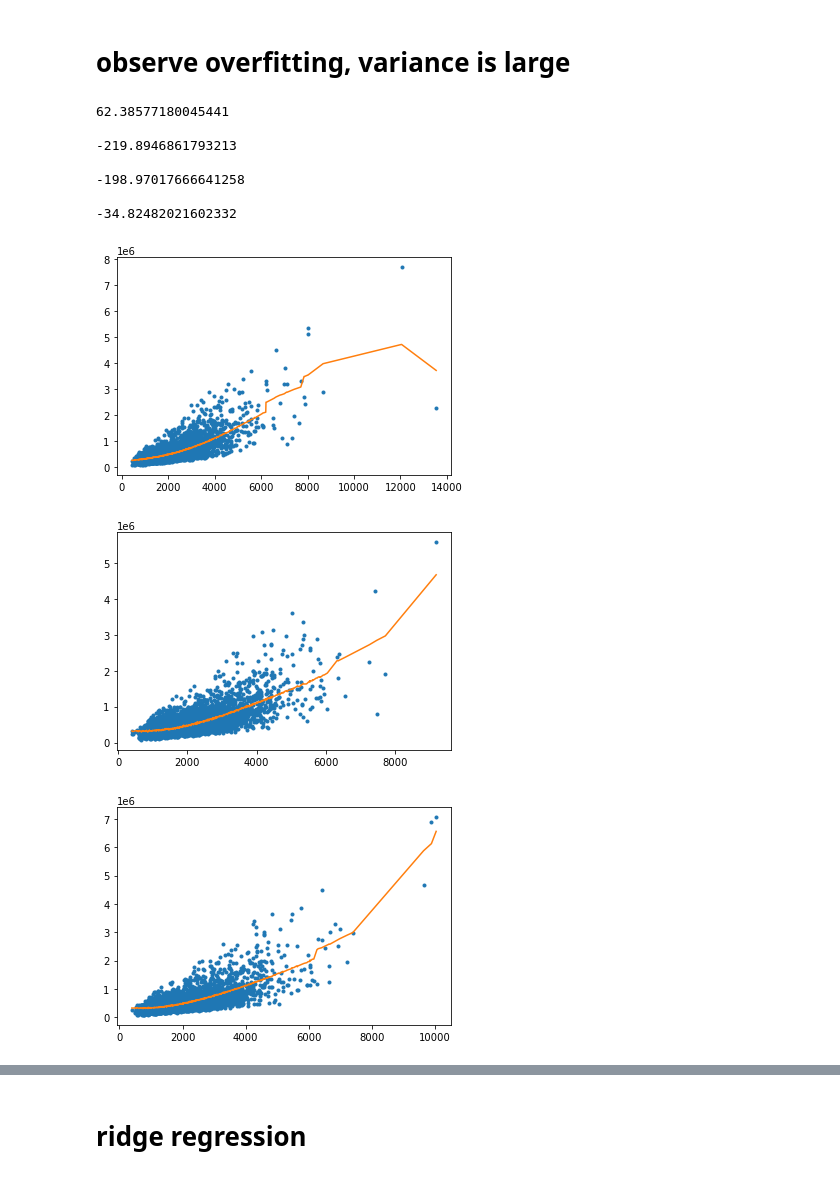
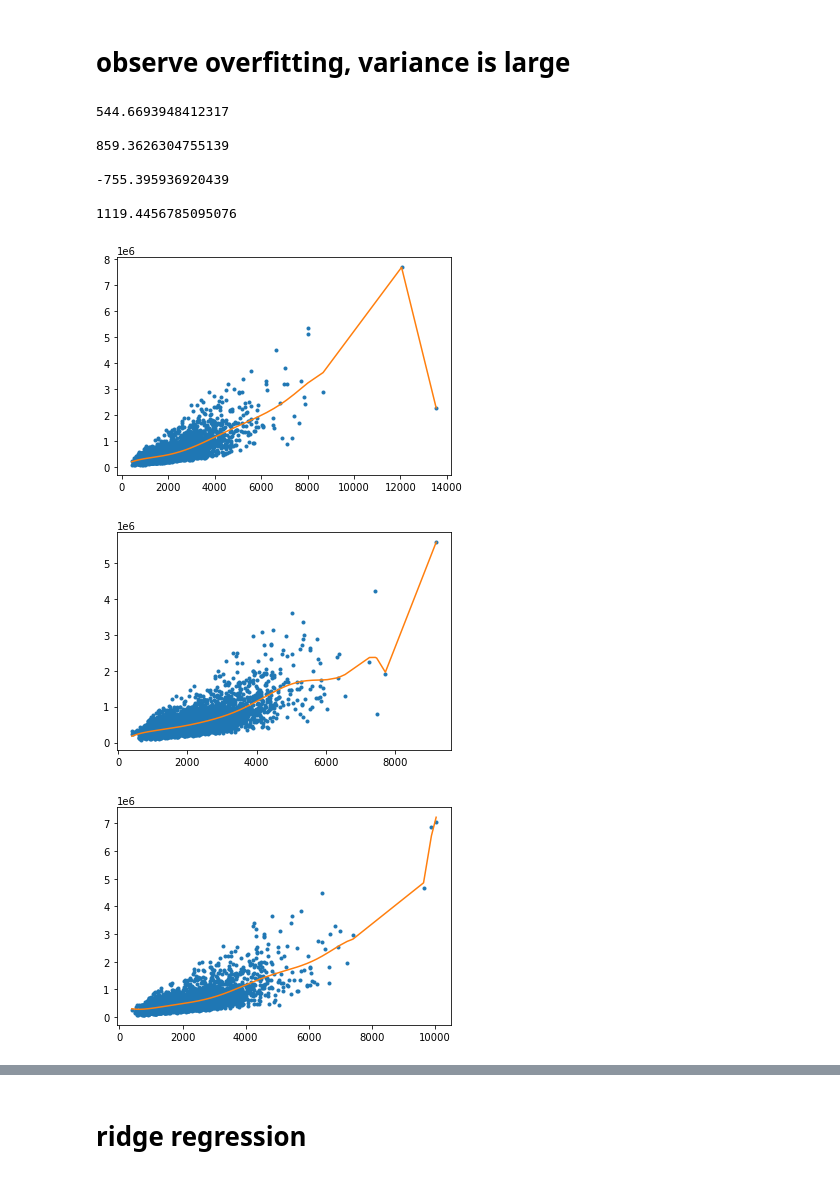
Before and after one commit to LSijing/Machine-Learning-UW, a Jupyter notebook: c2-regression/w4-ridge-regression/l2_penalty_effects_CV.ipynb, the cells around one changed output, grey strips where cells are left out. Drawn from its saved outputs; the diff is of its cells as text; code cells hidden in the pictures.

```diff
--- a/c2-regression/w4-ridge-regression/l2_penalty_effects_CV.ipynb
+++ b/c2-regression/w4-ridge-regression/l2_penalty_effects_CV.ipynb
@@ -3,6 +3,11 @@ import pandas as pd
 import numpy as np
 import matplotlib.pyplot as plt
 from sklearn import linear_model
+# %%
+dtype_dict = {'bathrooms':float, 'waterfront':int, 'sqft_above':int, 'sqft_living15':float, 'grade':int, 'yr_renovated':int,
+              'price':float, 'bedrooms':float, 'zipcode':str, 'long':float, 'sqft_lot15':float, 'sqft_living':float,
+              'floors':float, 'condition':int,
+              'lat':float, 'date':str, 'sqft_basement':int, 'yr_built':int, 'id':str, 'sqft_lot':int, 'view':int}
 # %%
 def polynomial_dataframe(feature, degree):
     poly_data = pd.DataFrame()
@@ -34,25 +39,25 @@ print(model.coef_[0])
 # observe overfitting, variance is large
 # %%
 for i in range(1,5):
-    set_i = pd.read_csv('wk3_kc_house_set_' + str(i) + '_data.csv')
+    set_i = pd.read_csv('wk3_kc_house_set_' + str(i) + '_data.csv', dtype=dtype_dict)
     set_i = set_i.sort_values(['sqft_living','price'])
     poly15_data_i = polynomial_dataframe(set_i['sqft_living'], 15)
     l2_penalty = 1e-9
     model_i = linear_model.Ridge(alpha=l2_penalty, normalize=True)
     model_i.fit(poly15_data_i, set_i['price'])
     print()
     plt.figure(i)
     plt.plot(poly15_data_i['power_1'],set_i['price'],'.')
     plt.plot(poly15_data_i['power_1'],model_i.predict(poly15_data_i))
     print(model_i.coef_[0])
 # %% [output]
-62.38577180045441
+544.6693948412317
 
--219.8946861793213
+859.3626304755139
 
--198.97017666641258
+-755.395936920439
 
--34.82482021602332
+1119.4456785095076
-[figure, old version]
+[figure, new version]
-[figure, old version]
+[figure, new version]
-[figure, old version]
+[figure, new version]
```
Also changed, not shown: parts of 8 cells of this notebook, 2 other files.
